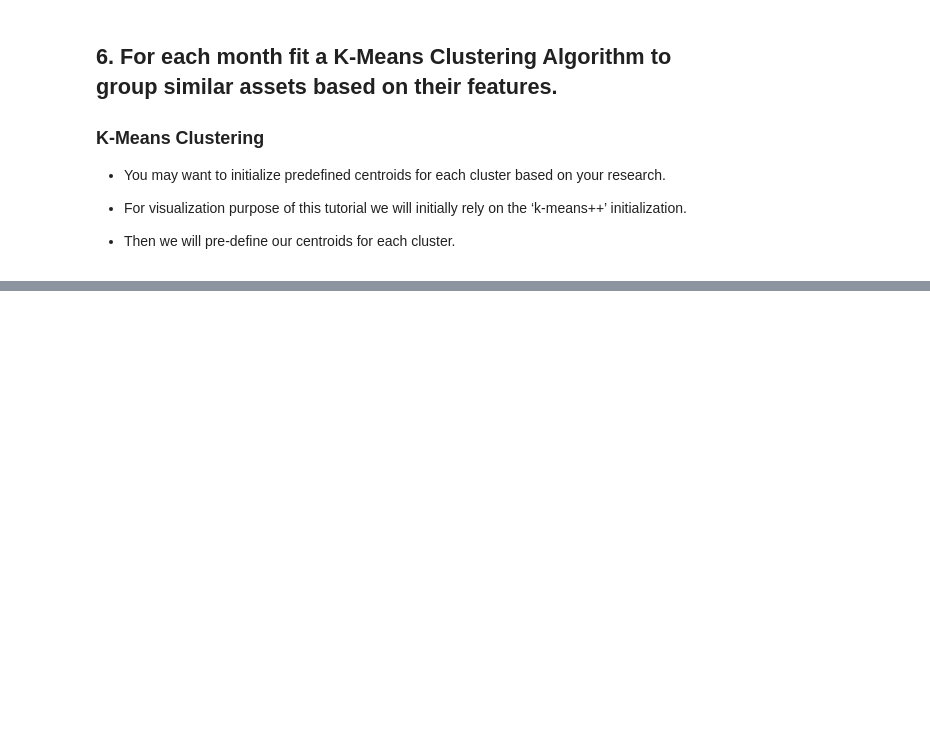
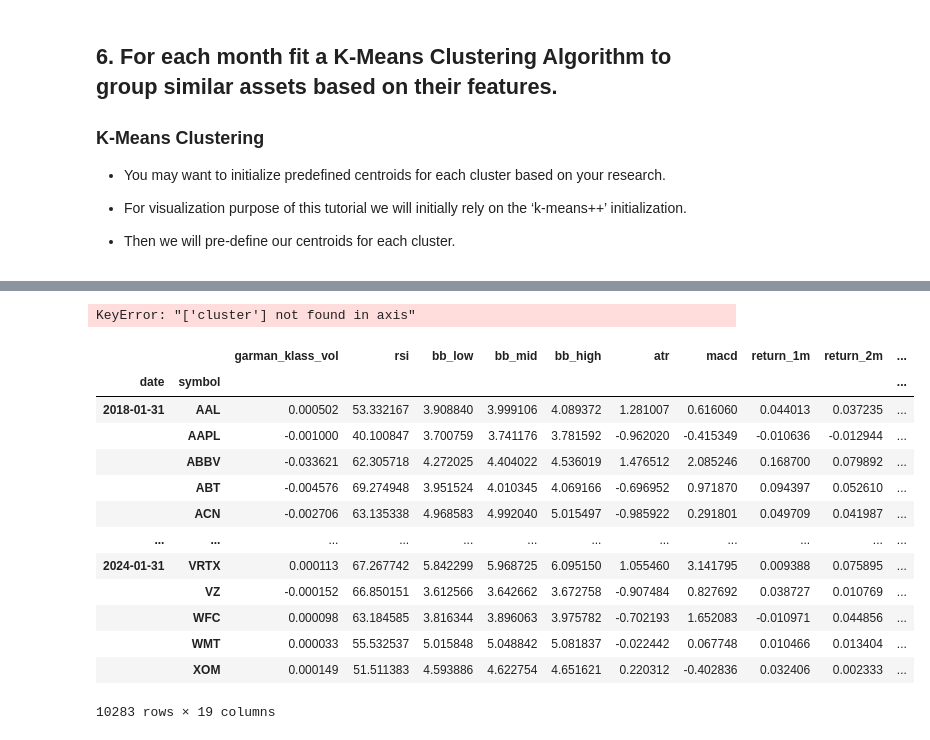
Before and after one commit to phytal/algorithmic-trading-python, a Jupyter notebook: unsupervised_learning.ipynb, the cells around one changed output, grey strips where cells are left out. Saved outputs shown, nothing was run; the diff lists cells and outputs as text; code cells hidden in the pictures; blank space fills up the shorter version.

```diff
--- a/unsupervised_learning.ipynb
+++ b/unsupervised_learning.ipynb
@@ -514,0 +529,30 @@ memory usage: 1.5+ MB
+# %%
+from sklearn.cluster import KMeans
+
+data = data.drop('cluster', axis=1)
+
+def get_clusters(df):
+    df['cluster'] = KMeans(n_clusters=4,
+                           random_state=0,
+                           init=init_centroids).fit(df).labels_
+    return df
+# %% [output]
+KeyError: "['cluster'] not found in axis"
+# %%
+data = data.dropna().groupby('date', group_keys=False).apply(get_clusters)
+data
+# %% [output]
+|  |  | garman_klass_vol | rsi | bb_low | bb_mid | bb_high | atr | macd | return_1m | return_2m | ... |
+| date | symbol |  |  |  |  |  |  |  |  |  | ... |
+| 2018-01-31 | AAL | 0.000502 | 53.332167 | 3.908840 | 3.999106 | 4.089372 | 1.281007 | 0.616060 | 0.044013 | 0.037235 | ... |
+|  | AAPL | -0.001000 | 40.100847 | 3.700759 | 3.741176 | 3.781592 | -0.962020 | -0.415349 | -0.010636 | -0.012944 | ... |
+|  | ABBV | -0.033621 | 62.305718 | 4.272025 | 4.404022 | 4.536019 | 1.476512 | 2.085246 | 0.168700 | 0.079892 | ... |
+|  | ABT | -0.004576 | 69.274948 | 3.951524 | 4.010345 | 4.069166 | -0.696952 | 0.971870 | 0.094397 | 0.052610 | ... |
+|  | ACN | -0.002706 | 63.135338 | 4.968583 | 4.992040 | 5.015497 | -0.985922 | 0.291801 | 0.049709 | 0.041987 | ... |
+| ... | ... | ... | ... | ... | ... | ... | ... | ... | ... | ... | ... |
+| 2024-01-31 | VRTX | 0.000113 | 67.267742 | 5.842299 | 5.968725 | 6.095150 | 1.055460 | 3.141795 | 0.009388 | 0.075895 | ... |
+|  | VZ | -0.000152 | 66.850151 | 3.612566 | 3.642662 | 3.672758 | -0.907484 | 0.827692 | 0.038727 | 0.010769 | ... |
+|  | WFC | 0.000098 | 63.184585 | 3.816344 | 3.896063 | 3.975782 | -0.702193 | 1.652083 | -0.010971 | 0.044856 | ... |
+|  | WMT | 0.000033 | 55.532537 | 5.015848 | 5.048842 | 5.081837 | -0.022442 | 0.067748 | 0.010466 | 0.013404 | ... |
+|  | XOM | 0.000149 | 51.511383 | 4.593886 | 4.622754 | 4.651621 | 0.220312 | -0.402836 | 0.032406 | 0.002333 | ... |
+10283 rows × 19 columns
```
Also changed, not shown: parts of 30 cells of this notebook.
